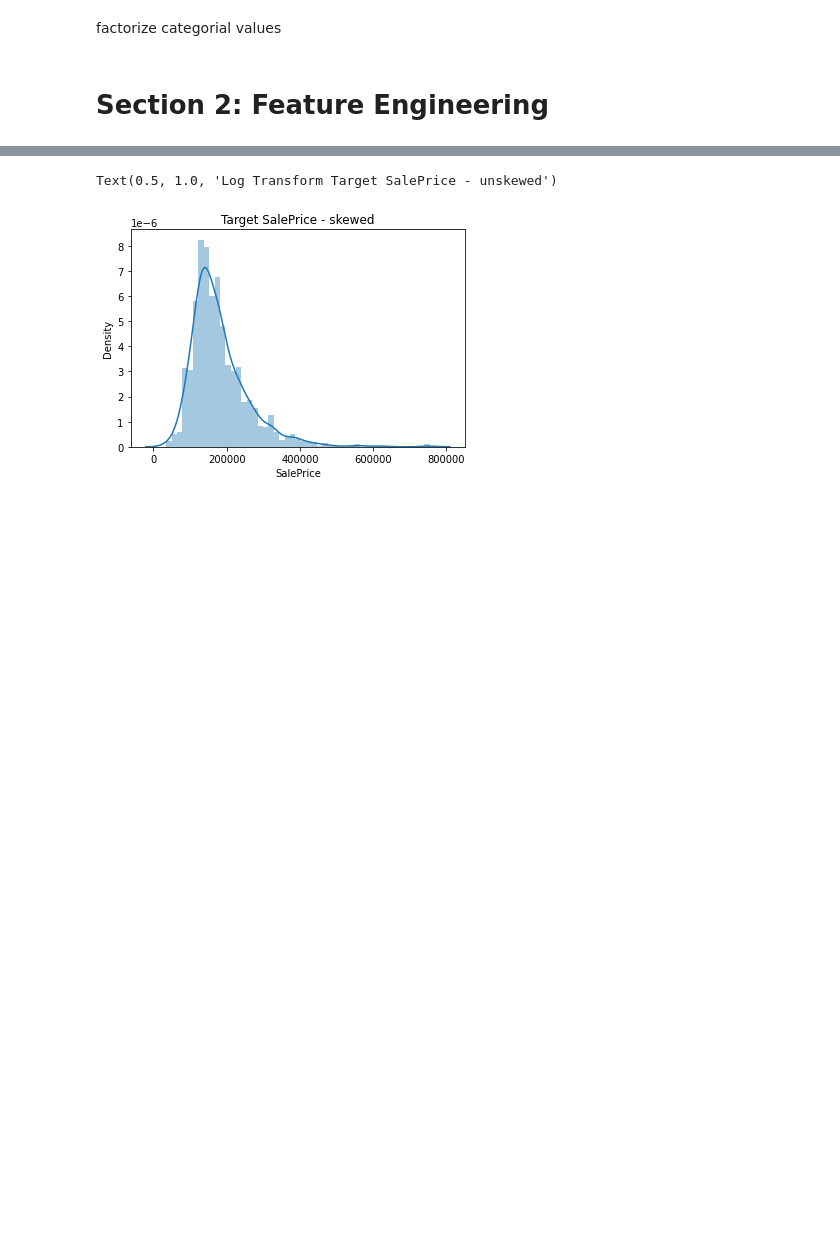
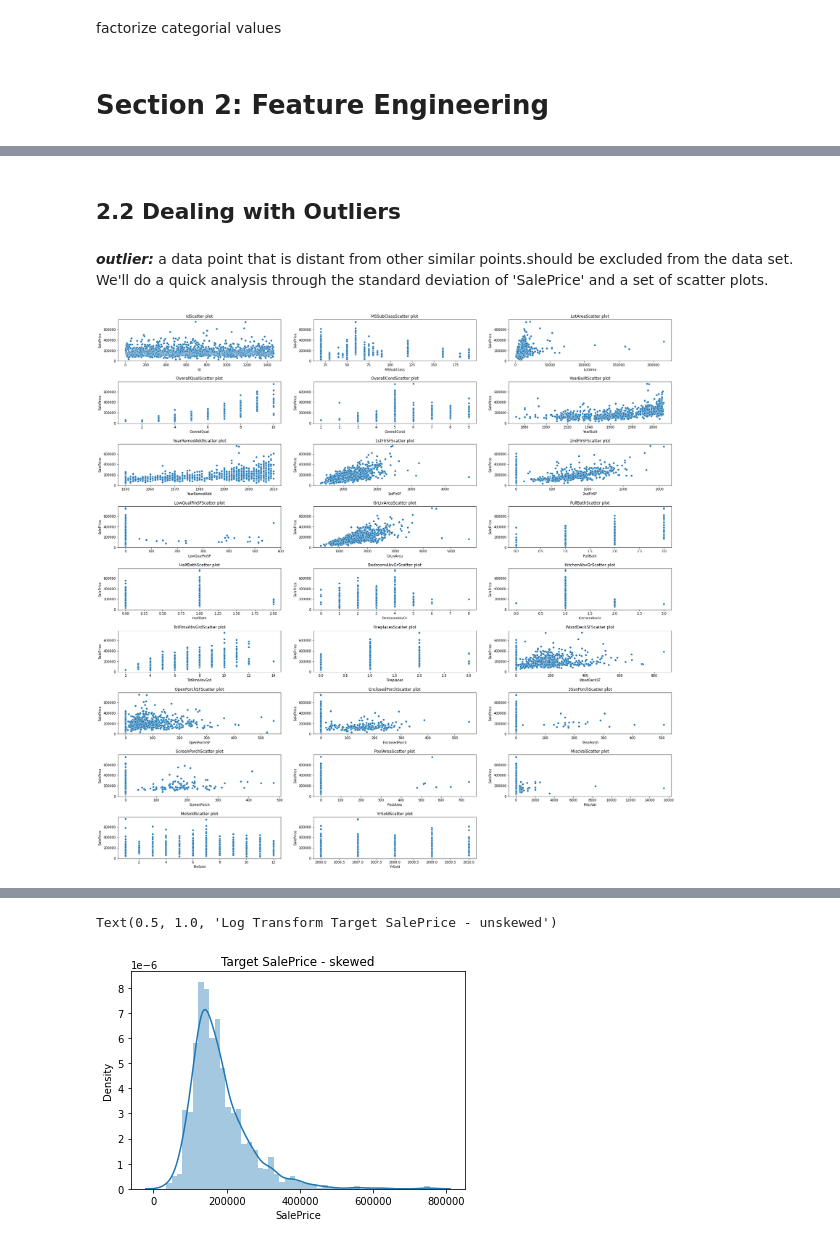
Before and after one commit to AmitMoses/Statistical-Inference-and-Data-Mining, a Jupyter notebook: Assignment_2/House_Prices.ipynb, the cells around one changed output, grey strips where cells are left out. Saved outputs shown, nothing was run; the diff lists cells and outputs as text; code cells hidden in the pictures; blank space fills up the shorter version.

```diff
--- a/Assignment_2/House_Prices.ipynb
+++ b/Assignment_2/House_Prices.ipynb
@@ -298,9 +332,3 @@ factorize categorial values
-# %%
-for c in categorical_cols:
-  # print(house_df[c])
-  house_df[c] = pd.factorize(house_df[c])[0]
-  # print(house_df[c])
-  # print(np.array(new_c).shape)
 # %%
 print("Categorial type features:")
 plt.figure(figsize=(30, 30))
@@ -317,0 +467,17 @@ Categorial type features:
+# %% [markdown]
+## 2.2 Dealing with Outliers
+# %% [markdown]
+***outlier:***  a data point that is distant from other similar points.should be excluded from the data set. We'll do a quick analysis through the standard deviation of 'SalePrice' and a set of scatter plots.
+# %%
+plt.figure(figsize=(30, 30))
+plt.subplots_adjust(hspace=0.5)
+for i, var in enumerate(int_cols):
+  plt.subplot(9,3,i+1)
+  fig = sns.scatterplot(data=train, x=var, y='SalePrice')
+  fig.set_ylabel("SalePrice", labelpad = 5)
+  fig.set_xlabel(var)
+  str3= "".join([var,'Scatter plot'])
+  fig.set_title(str3)
+plt.show()
+# %% [output]
+[figure, added]
```
Also changed, not shown: parts of 81 cells of this notebook.
